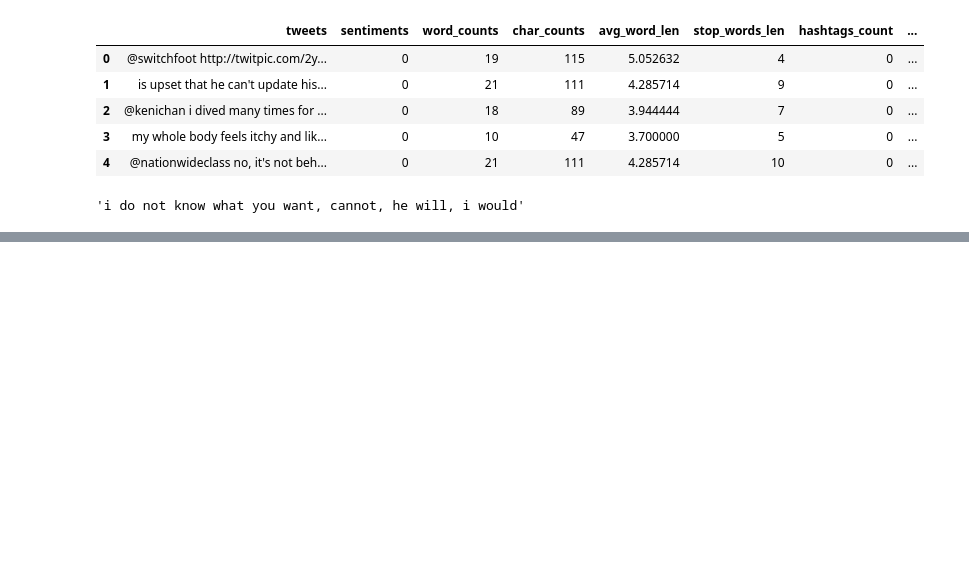
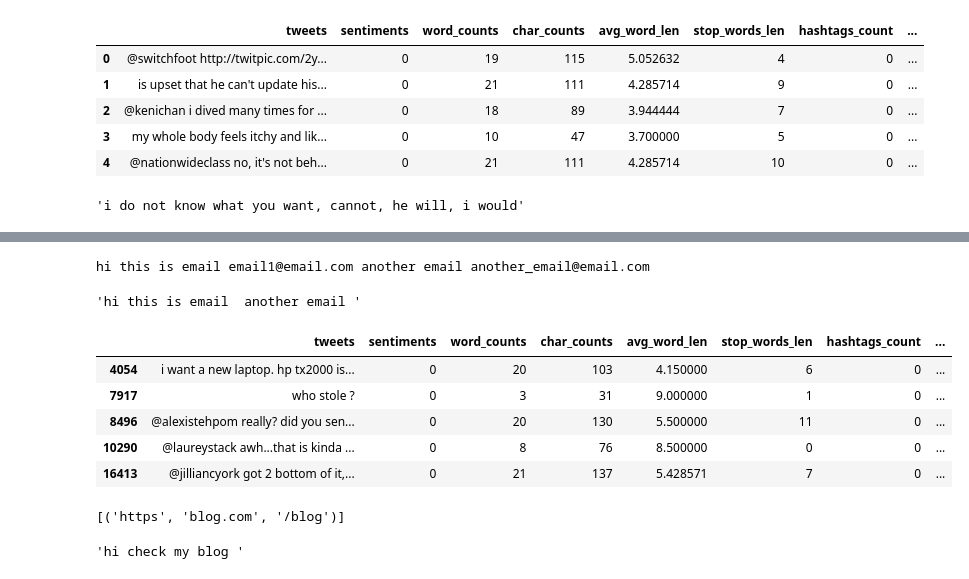
Before and after one commit to lakshman-luq/NLP_sentiment_analysis, a Jupyter notebook: sentiment_analysis.ipynb, the cells around one changed output, grey strips where cells are left out. Cells and saved outputs as stored; diff of their text form; code cells hidden in the pictures; blank space fills up the shorter version.

```diff
--- a/sentiment_analysis.ipynb
+++ b/sentiment_analysis.ipynb
@@ -249,0 +271,18 @@ Wall time: 18.5 s
+# %%
+# remove emails
+print(x)
+re.sub(r'([a-zA-Z0-9+._-]+@[a-zA-Z0-9+._-]+\.[a-zA-Z0-9+._-]+)', '', x)
+# %% [output]
+hi this is email email1@email.com another email another_email@email.com
+'hi this is email  another email '
+# %%
+df['tweets'] = df['tweets'].apply(lambda x: re.sub(r'([a-zA-Z0-9+._-]+@[a-zA-Z0-9+._-]+\.[a-zA-Z0-9+._-]+)', '', x))
+# %%
+df[df['emails_count']>0].head()
+# %% [output]
+|  | tweets | sentiments | word_counts | char_counts | avg_word_len | stop_words_len | hashtags_count | ... |
+| 4054 | i want a new laptop. hp tx2000 is... | 0 | 20 | 103 | 4.150000 | 6 | 0 | ... |
+| 7917 | who stole ? | 0 | 3 | 31 | 9.000000 | 1 | 0 | ... |
+| 8496 | @alexistehpom really? did you sen... | 0 | 20 | 130 | 5.500000 | 11 | 0 | ... |
+| 10290 | @laureystack awh...that is kinda ... | 0 | 8 | 76 | 8.500000 | 0 | 0 | ... |
+| 16413 | @jilliancyork got 2 bottom of it,... | 0 | 21 | 137 | 5.428571 | 7 | 0 | ... |
@@ -249,0 +292,4 @@ Wall time: 18.5 s
+# %%
+re.findall(r'(http|ftp|https)://([\w_-]+(?:(?:\.[\w_-]+)+))([\w.,@?^=%&:/~+#-]*[\w@?^=%&/~+#-])?', x)
+# %% [output]
+[('https', 'blog.com', '/blog')]
@@ -249,0 +298,4 @@ Wall time: 18.5 s
+# %%
+re.sub(r'(http|ftp|https)://([\w_-]+(?:(?:\.[\w_-]+)+))([\w.,@?^=%&:/~+#-]*[\w@?^=%&/~+#-])?', '', x)
+# %% [output]
+'hi check my blog '
```
Also changed, not shown: parts of 66 cells of this notebook.
